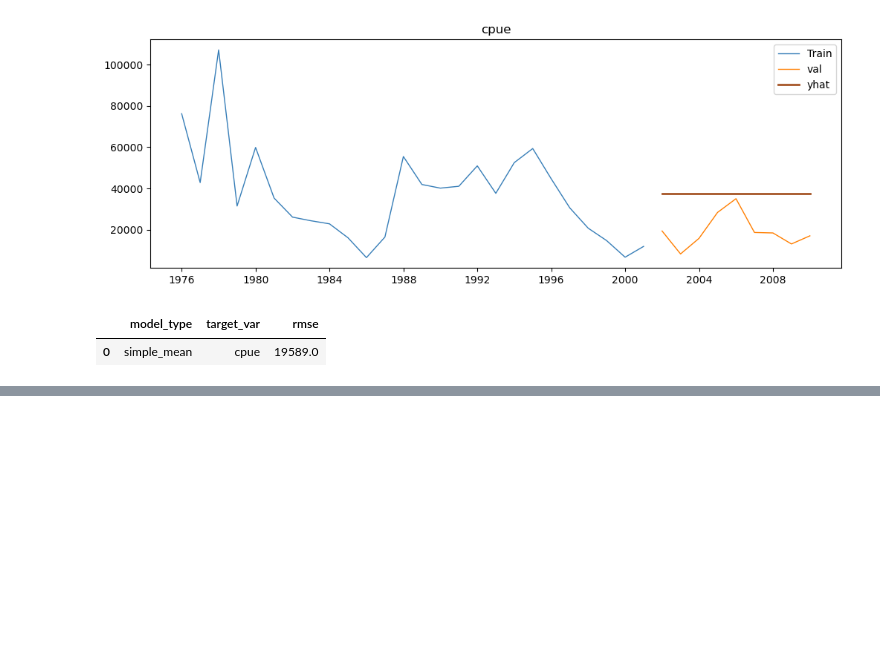
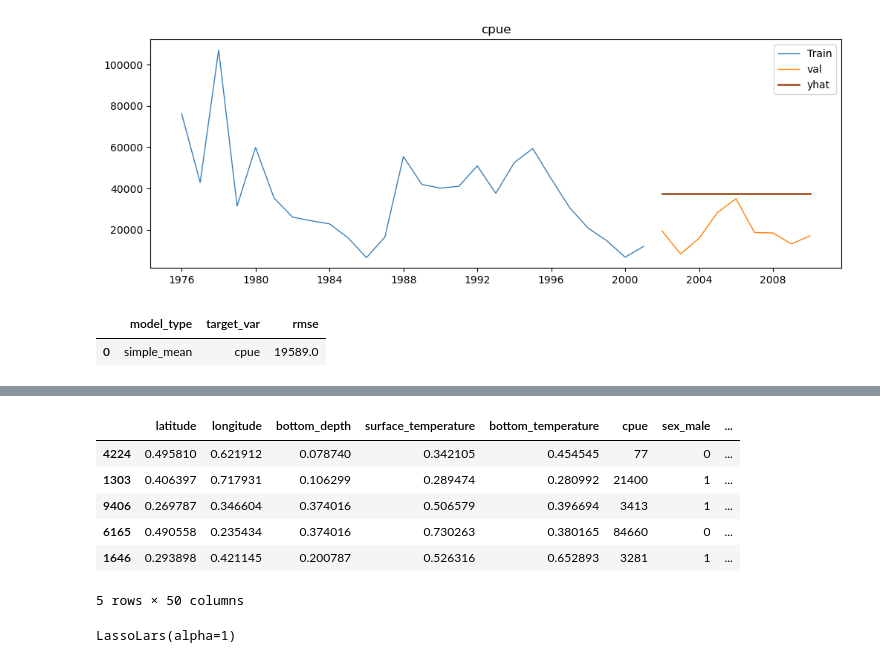
Before and after one commit to Bartholomew-Taylor/individual_project, a Jupyter notebook: modeling_scratch.ipynb, the cells around one changed output, grey strips where cells are left out. Saved outputs shown, nothing was run; the diff lists cells and outputs as text; code cells hidden in the pictures; blank space fills up the shorter version.

```diff
--- a/modeling_scratch.ipynb
+++ b/modeling_scratch.ipynb
@@ -183,0 +199,22 @@ eval_df
+# %%
+reg_df = pd.get_dummies(reg_df, columns = ['sex','year'], drop_first = [True, True])
+# %%
+train_reg, val_reg, test_reg = modeling.train_val_test(reg_df)
+# %%
+to_scale = ['latitude', 'longitude','bottom_depth','surface_temperature','bottom_temperature']
+mm_scaler = MinMaxScaler()
+for col in to_scale:
+    mm_scaler.fit(train_reg[[col]])
+    train_reg[col] = mm_scaler.transform(train_reg[[col]])
+    val_reg[col] = mm_scaler.transform(val_reg[[col]])
+    test_reg[col] = mm_scaler.transform(test_reg[[col]])
+# %%
+train_reg.head()
+# %% [output]
+|  | latitude | longitude | bottom_depth | surface_temperature | bottom_temperature | cpue | sex_male | ... |
+| 4224 | 0.495810 | 0.621912 | 0.078740 | 0.342105 | 0.454545 | 77 | 0 | ... |
+| 1303 | 0.406397 | 0.717931 | 0.106299 | 0.289474 | 0.280992 | 21400 | 1 | ... |
+| 9406 | 0.269787 | 0.346604 | 0.374016 | 0.506579 | 0.396694 | 3413 | 1 | ... |
+| 6165 | 0.490558 | 0.235434 | 0.374016 | 0.730263 | 0.380165 | 84660 | 0 | ... |
+| 1646 | 0.293898 | 0.421145 | 0.200787 | 0.526316 | 0.652893 | 3281 | 1 | ... |
+5 rows × 50 columns
@@ -183,0 +230,4 @@ eval_df
+# %%
+lasso.fit(x_train, y_train)
+# %% [output]
+LassoLars(alpha=1)
```
Also changed, not shown: parts of 44 cells of this notebook, 1 other file.
